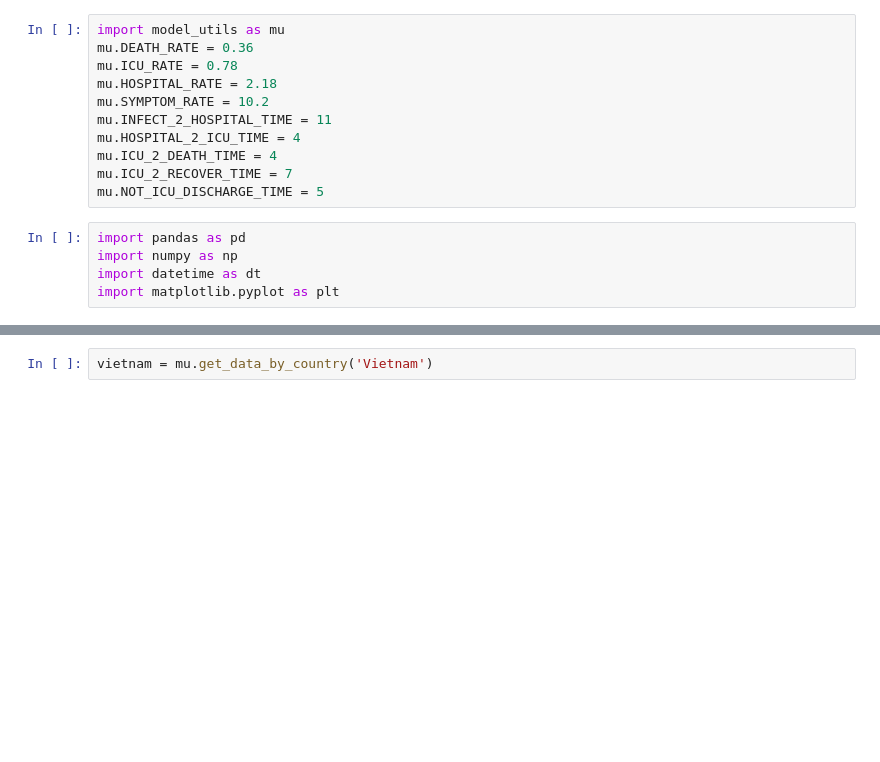
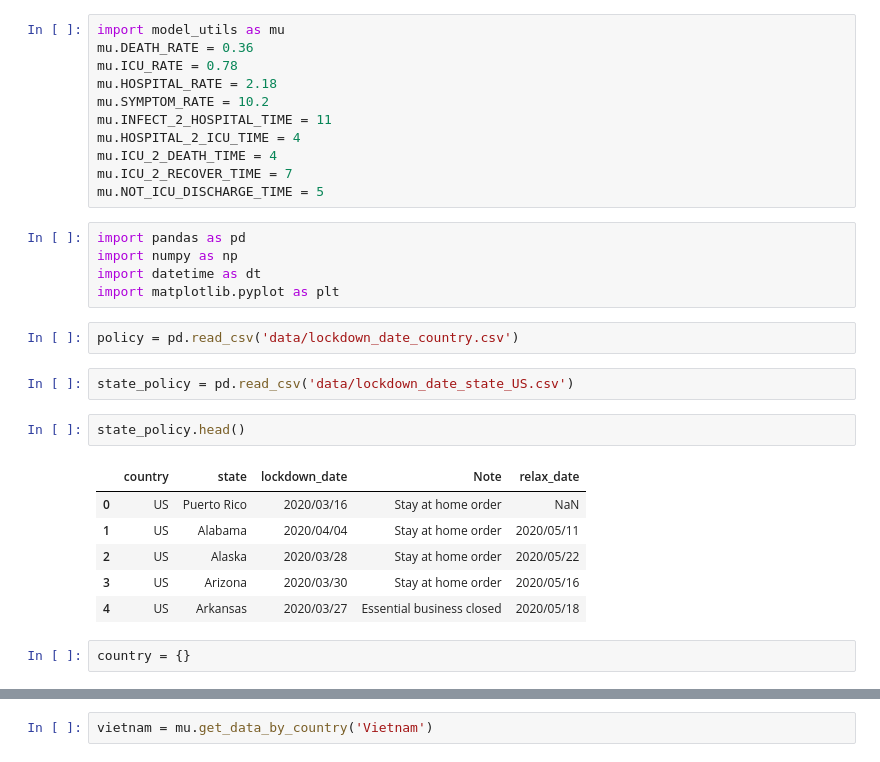
Before and after one commit to QuocTran/COVID-19, a Jupyter notebook: prognosis/Try_SEIR.ipynb, the cells around one changed output, grey strips where cells are left out. Drawn from its saved outputs; the diff is of its cells as text; blank space fills up the shorter version.

Commit message:
Use policy change date file

```diff
--- a/prognosis/Try_SEIR.ipynb
+++ b/prognosis/Try_SEIR.ipynb
@@ -14,3 +14,18 @@ import pandas as pd
 import numpy as np
 import datetime as dt
 import matplotlib.pyplot as plt
+# %%
+policy = pd.read_csv('data/lockdown_date_country.csv')
+# %%
+state_policy = pd.read_csv('data/lockdown_date_state_US.csv')
+# %%
+state_policy.head()
+# %% [output]
+|  | country | state | lockdown_date | Note | relax_date |
+| 0 | US | Puerto Rico | 2020/03/16 | Stay at home order | NaN |
+| 1 | US | Alabama | 2020/04/04 | Stay at home order | 2020/05/11 |
+| 2 | US | Alaska | 2020/03/28 | Stay at home order | 2020/05/22 |
+| 3 | US | Arizona | 2020/03/30 | Stay at home order | 2020/05/16 |
+| 4 | US | Arkansas | 2020/03/27 | Essential business closed | 2020/05/18 |
+# %%
+country = {}
```
Also changed, not shown: parts of 13 cells of this notebook, 4 other files.
